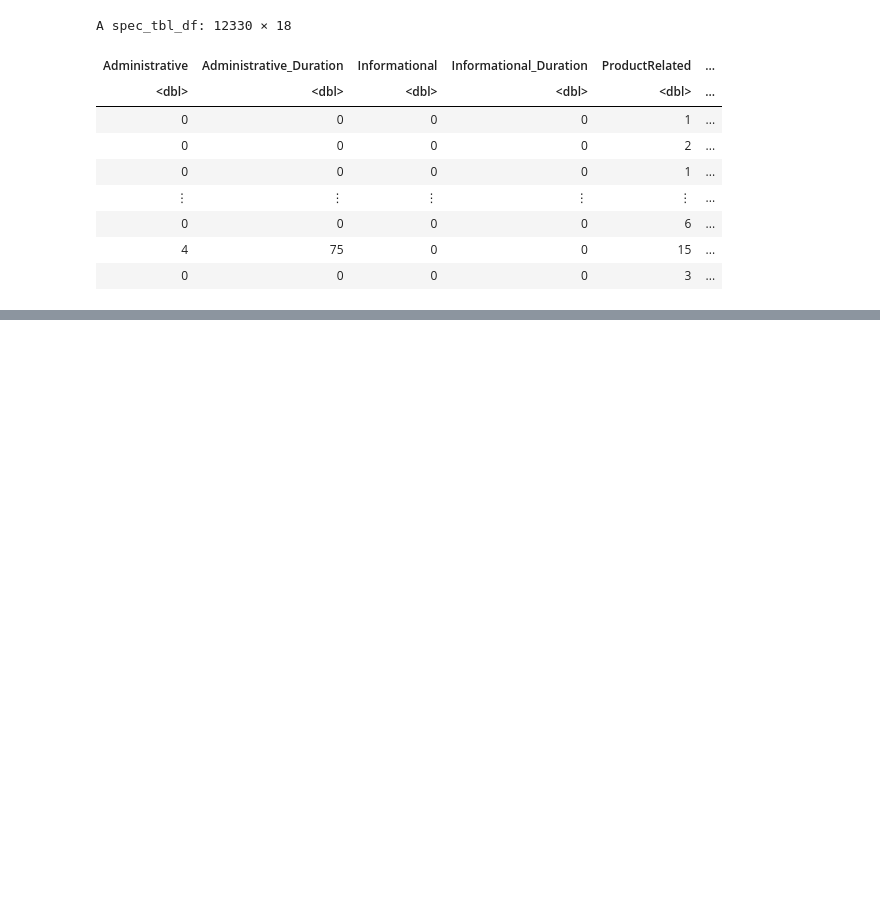
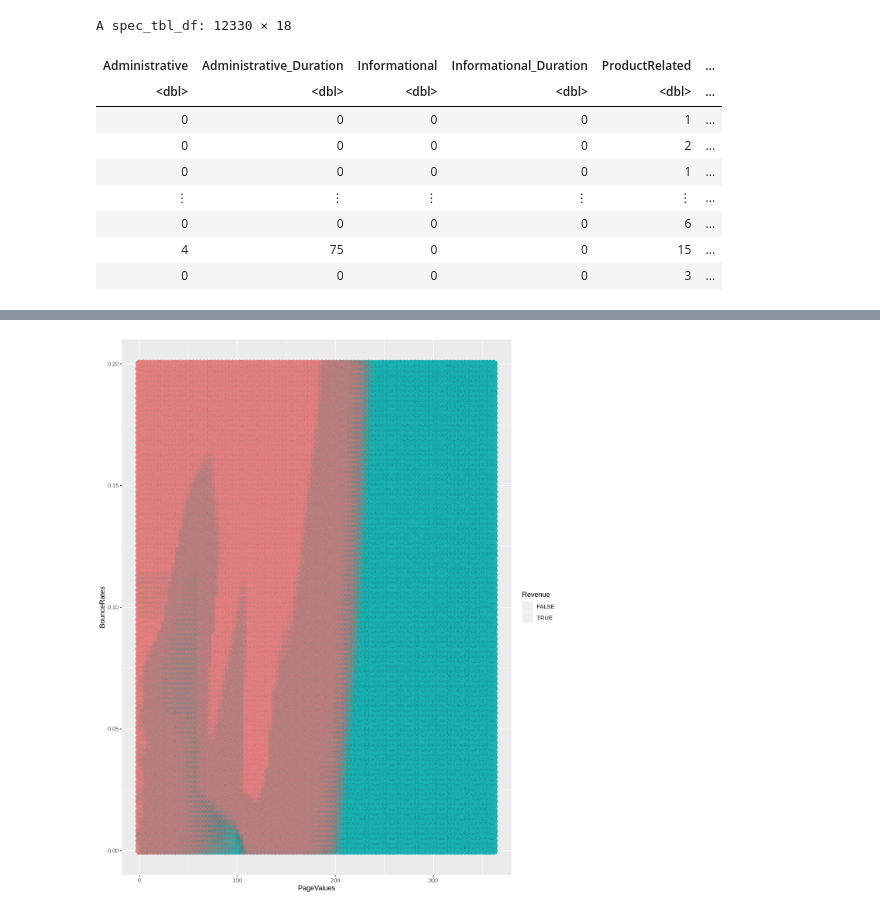
Before and after one commit to SerialGuitarist/group_project_report, a Jupyter notebook: report.ipynb, the cells around one changed output, grey strips where cells are left out. Drawn from its saved outputs; the diff is of its cells as text; code cells hidden in the pictures; blank space fills up the shorter version.

Commit message:
created 3 plots for visualization

```diff
--- a/report.ipynb
+++ b/report.ipynb
@@ -172,23 +219,29 @@ shoppers_mat <- prediction %>%
 
 shoppers_mat
 # %%
+# options(repr.plot.height = 12, repr.plot.width = 10)
 # create the grid of area/smoothness vals, and arrange in a data frame
-are_grid <- seq(min(unscaled_cancer$Area), max(unscaled_cancer$Area), length.out = 100)
-smo_grid <- seq(min(unscaled_cancer$Smoothness), max(unscaled_cancer$Smoothness), length.out = 100)
-asgrid <- as_tibble(expand.grid(Area = are_grid, Smoothness = smo_grid))
+page_grid <- seq(min(shoppers_data$PageValues), max(shoppers_data$PageValues), length.out = 100)
+bounce_grid <- seq(min(shoppers_data$BounceRates), max(shoppers_data$BounceRates), length.out = 100)
+exit_grid <- seq(min(shoppers_data$ExitRates), max(shoppers_data$ExitRates), length.out = 100)
+asgrid <- as_tibble(expand.grid(PageValues = page_grid, BounceRates = bounce_grid, ExitRates = exit_grid))
 
 # use the fit workflow to make predictions at the grid points
-knnPredGrid <- predict(knn_fit, asgrid)
+knnPredGrid <- predict(shoppers_workflow, asgrid)
 
 # bind the predictions as a new column with the grid points
-prediction_table <- bind_cols(knnPredGrid, asgrid) %>% rename(Class = .pred_class)
+prediction_table <- bind_cols(knnPredGrid, asgrid) %>% rename(Revenue = .pred_class)
 
 # plot:
 # 1. the coloured scatter of the original data
 # 2. the faded coloured scatter for the grid points
-wkflw_plot <-
+page_bounce_plot <-
   ggplot() +
-  geom_point(data = unscaled_cancer, mapping = aes(x = Area, y = Smoothness, color = Class), alpha = 0.75) +
-  geom_point(data = prediction_table, mapping = aes(x = Area, y = Smoothness, color = Class), alpha = 0.02, size = 5.) +
-  labs(color = "Diagnosis") +
-  scale_color_manual(labels = c("Malignant", "Benign"), values = cbPalette)
+#   geom_point(data = shoppers_data, mapping = aes(x = PageValues, y = BounceRates, color = Revenue), alpha = 0.3) +
+  geom_point(data = prediction_table, mapping = aes(x = PageValues, y = BounceRates, color = Revenue), alpha = 0.02, size = 5.) +
+  labs(color = "Revenue")
+#   scale_color_manual(labels = c("TRUE", "FALSE"))
+# %%
+page_bounce_plot
+# %% [output]
+[figure, added]
```
Also changed, not shown: parts of 11 cells of this notebook.
